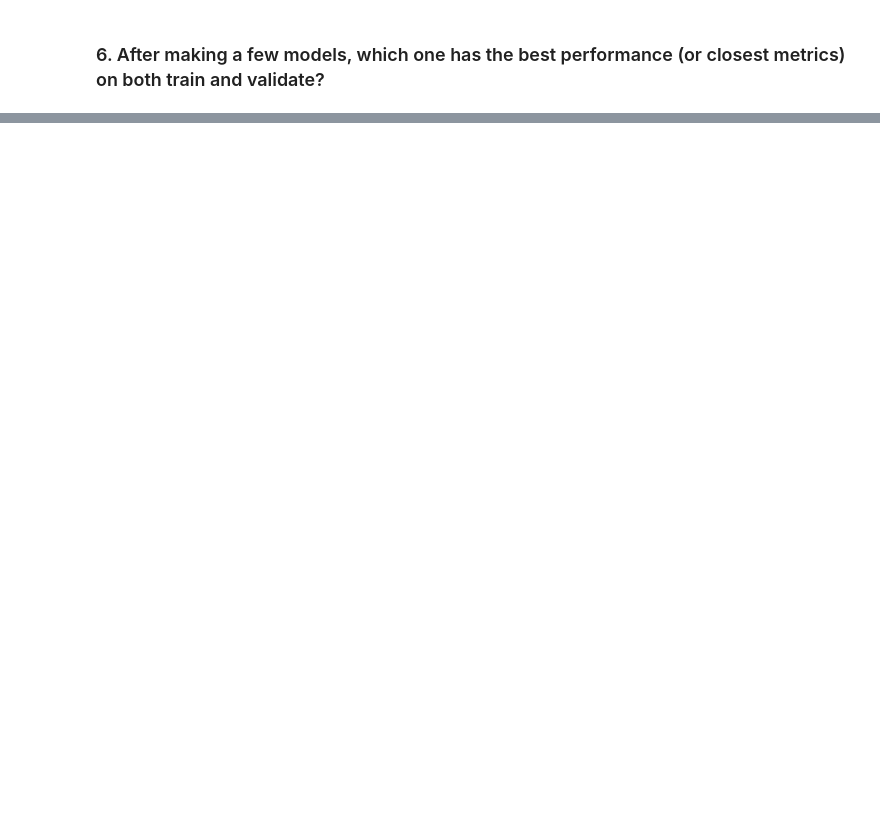
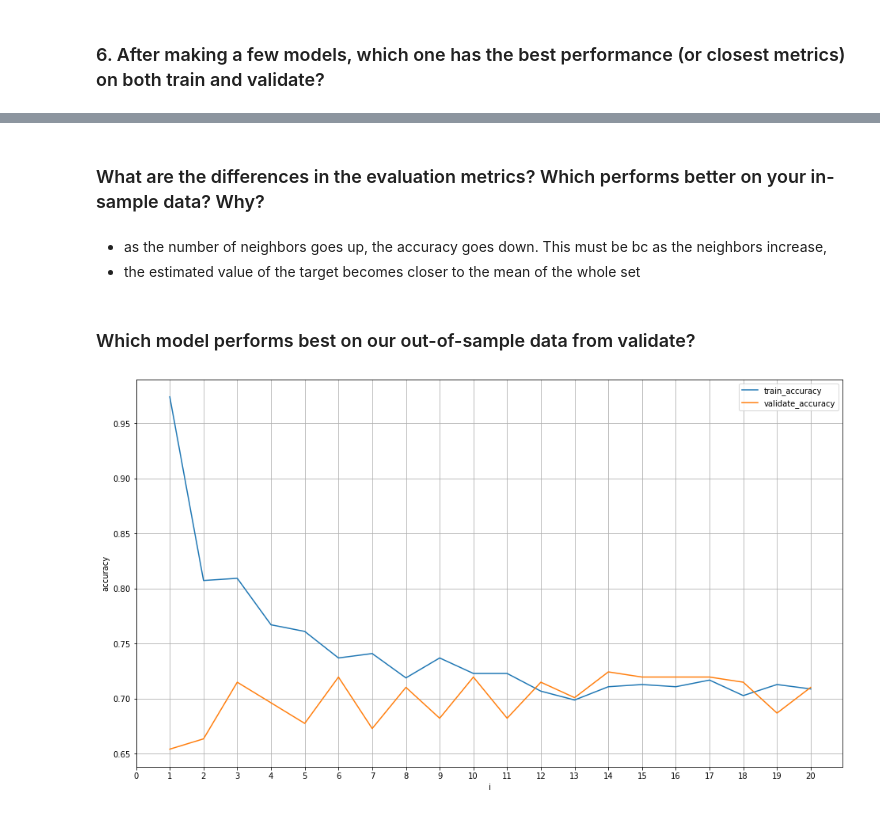
Before and after one commit to brianclements03/classification-exercises, a Jupyter notebook: Model.ipynb, the cells around one changed output, grey strips where cells are left out. Cells and saved outputs as stored; diff of their text form; code cells hidden in the pictures; blank space fills up the shorter version.

```diff
--- a/Model.ipynb
+++ b/Model.ipynb
@@ -1040,0 +786,9 @@ weighted avg       0.72      0.72      0.70       214
+# %%
+#per Adam's lecture, we're getting rid of encoded columns here
+
+x_cols = ['pclass', 'age', 'alone', 'fare']
+y_col = 'survived'
+
+X_train, y_train = train[x_cols], train[y_col]
+X_validate, y_validate = validate[x_cols], validate[y_col]
+X_test, y_test = test[x_cols], test[y_col]
@@ -1040,0 +804,2 @@ weighted avg       0.72      0.72      0.70       214
+# %%
+knn = KNeighborsClassifier(n_neighbors=1, weights='uniform')
@@ -1040,0 +1020,39 @@ weighted avg       0.72      0.72      0.70       214
+# %% [markdown]
+### What are the differences in the evaluation metrics? Which performs better on your in-sample data? Why?
+# %% [markdown]
+- as the number of neighbors goes up, the accuracy goes down.  This must be bc as the neighbors increase,
+- the estimated value of the target becomes closer to the mean of the whole set
+# %% [markdown]
+### Which model performs best on our out-of-sample data from validate?
+# %%
+metrics = []
+
+for i in range(1,21):
+    # Make the model
+    knn = KNeighborsClassifier(n_neighbors=i, weights='uniform')
+
+
+    # Fit the model (on train and only train)
+    knn.fit(X_train, y_train)
+
+    # We'll evaluate the model's performance on train and validate
+    train_accuracy = knn.score(X_train, y_train)
+    validate_accuracy = knn.score(X_validate, y_validate)
+
+    output = {
+        "i": i,
+        "train_accuracy": train_accuracy,
+        "validate_accuracy": validate_accuracy
+    }
+
+    metrics.append(output)
+    # Produce the classification report on the actual y values and this model's predicted y values
+results = pd.DataFrame(metrics)
+
+# plot it
+results.set_index('i').plot(figsize = (16,9))
+plt.ylabel('accuracy')
+plt.xticks(np.arange(0,21,1))
+plt.grid()
+# %% [output]
+[figure, added]
```
Also changed, not shown: parts of 93 cells of this notebook, 2 other files.
